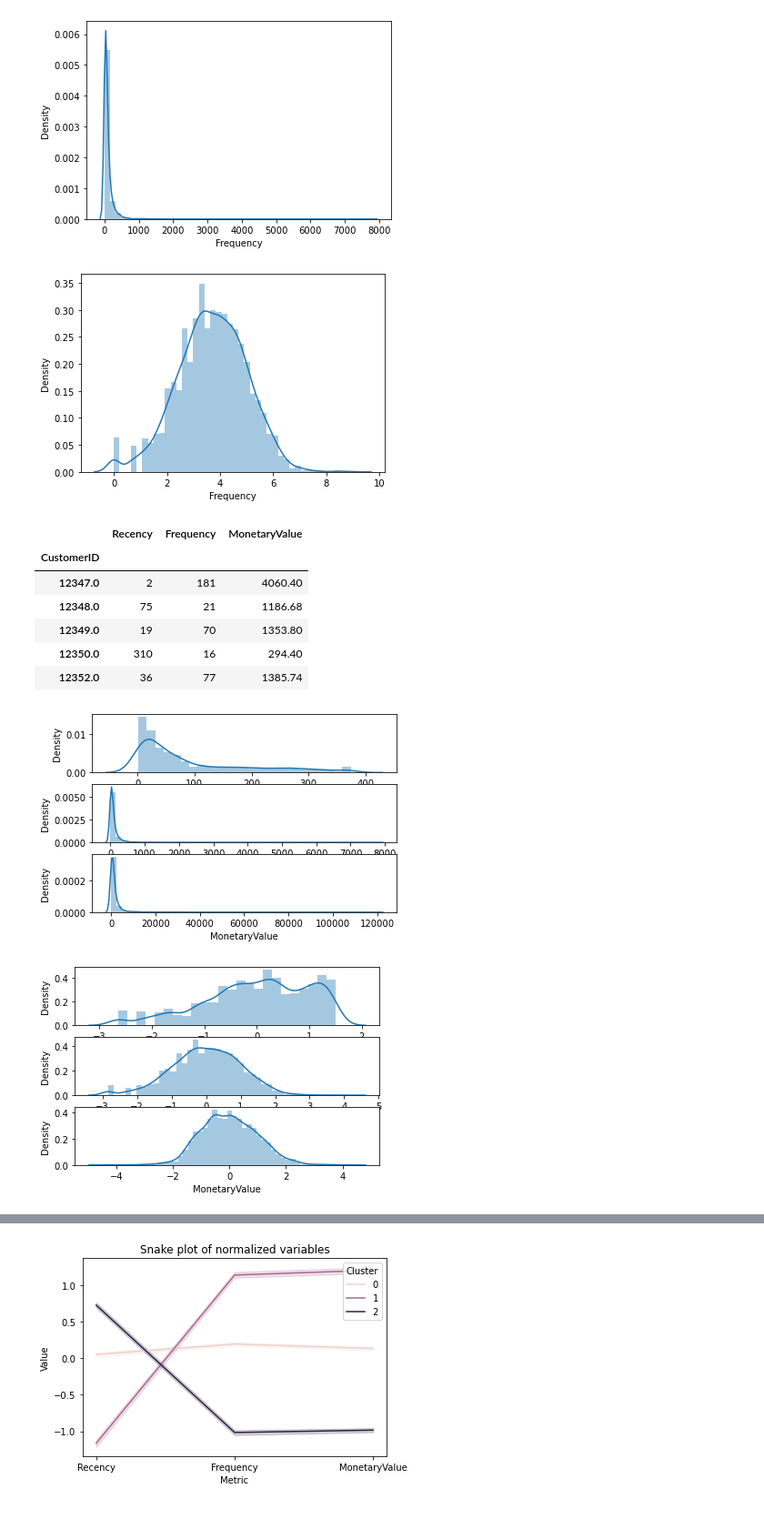
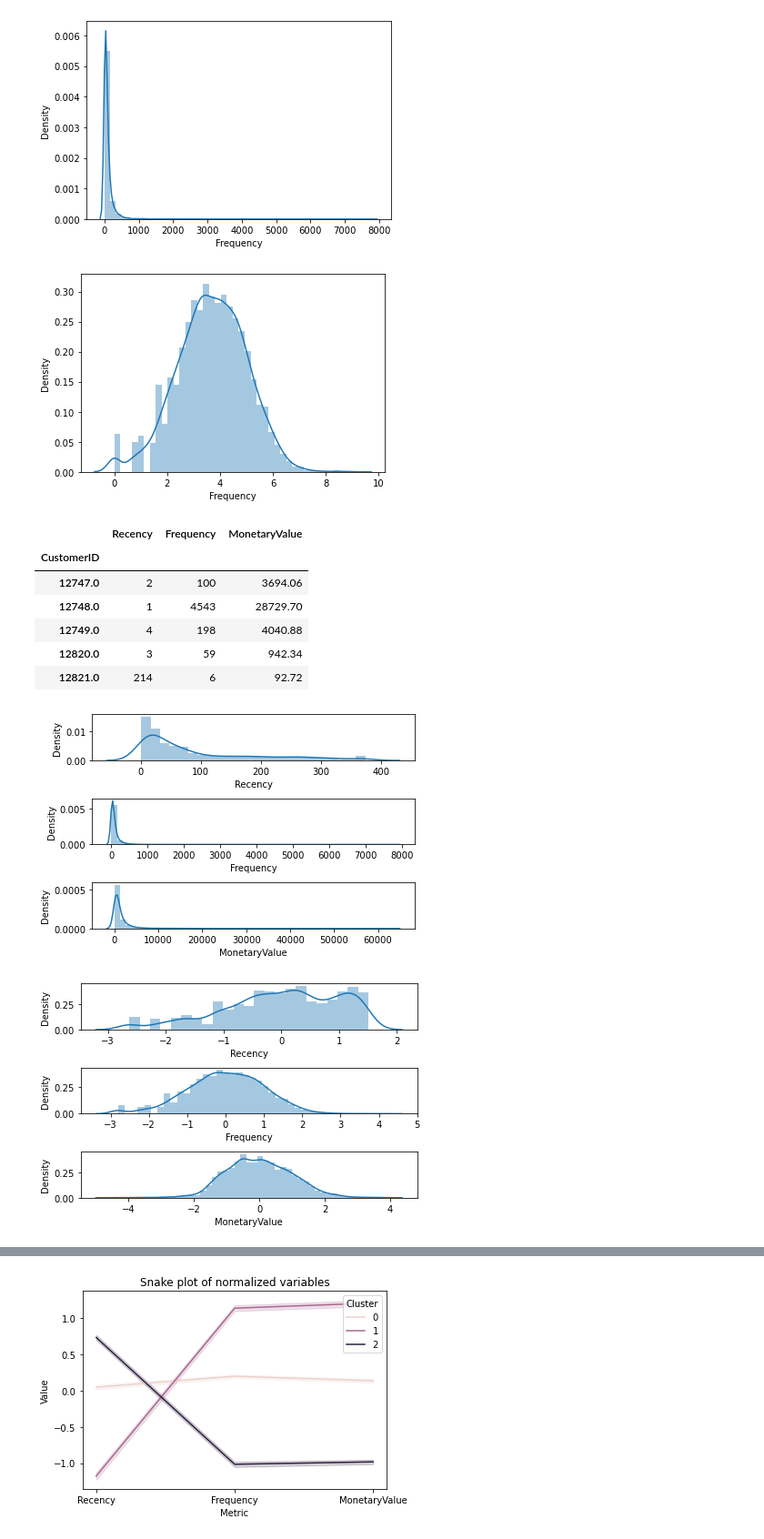
Before and after one commit to Shane-McCallum/E-Commerce-RFM-Classification-Case-Study, a Jupyter notebook: 1. Data and Workbook/Workbook for RFM classification model.ipynb, the cells around one changed output, grey strips where cells are left out. Shown at 91% size. Saved outputs shown, nothing was run; the diff lists cells and outputs as text; code cells hidden in the pictures.

```diff
--- a/1. Data and Workbook/Workbook for RFM classification model.ipynb
+++ b/1. Data and Workbook/Workbook for RFM classification model.ipynb
@@ -279,3 +279,6 @@ plt.xticks(rotation=90)
 [figure]
 # %% [markdown]
 Yep, we won't be able to generate much information for customers outside of the UK. Might drop them, but we can come back to it later.
+# %%
+data = data[data.Country == 'United Kingdom']
+data.head()
@@ -514,13 +524,13 @@ CustomerID
 # %%
 # Create labels for Recency and Frequency
-r_labels = range(3, 0, -1)
-f_labels = range(1, 4)
-r_groups = pd.qcut(RFM_seg['Recency'], q=3, labels=r_labels)
-f_groups = pd.qcut(RFM_seg['Frequency'], q=3, labels=f_labels)
+r_labels = range(4, 0, -1)
+f_labels = range(1, 5)
+r_groups = pd.qcut(RFM_seg['Recency'], q=4, labels=r_labels)
+f_groups = pd.qcut(RFM_seg['Frequency'], q=4, labels=f_labels)
 RFM_seg = RFM_seg.assign(R=r_groups.values, F=f_groups.values)
 
-m_labels = range(1, 4)
-m_groups = pd.qcut(RFM_seg['MonetaryValue'], q=3, labels=m_labels)
+m_labels = range(1, 5)
+m_groups = pd.qcut(RFM_seg['MonetaryValue'], q=4, labels=m_labels)
 RFM_seg = RFM_seg.assign(M=m_groups.values)
 
 # Calculate RFM_Score
@@ -615,55 +625,59 @@ frequency_log= np.log(RFM_seg['Frequency'])
 sns.distplot(frequency_log)
 plt.show()
 # %% [output]
-[figure, old version]
+[figure, new version]
 # %%
 RFM_table = RFM_seg[['Recency','Frequency','MonetaryValue']]
 RFM_table.head()
 # %% [output]
 |  | Recency | Frequency | MonetaryValue |
 | CustomerID |  |  |  |
-| 12347.0 | 2 | 181 | 4060.40 |
-| 12348.0 | 75 | 21 | 1186.68 |
-| 12349.0 | 19 | 70 | 1353.80 |
-| 12350.0 | 310 | 16 | 294.40 |
-| 12352.0 | 36 | 77 | 1385.74 |
+| 12747.0 | 2 | 100 | 3694.06 |
+| 12748.0 | 1 | 4543 | 28729.70 |
+| 12749.0 | 4 | 198 | 4040.88 |
+| 12820.0 | 3 | 59 | 942.34 |
+| 12821.0 | 214 | 6 | 92.72 |
 # %%
 plt.subplot(3, 1, 1); sns.distplot(RFM_table['Recency'])
 plt.subplot(3, 1, 2); sns.distplot(RFM_table['Frequency'])
 plt.subplot(3, 1, 3); sns.distplot(RFM_table['MonetaryValue'])
+plt.tight_layout()
 plt.show()
 # %% [output]
-[figure, old version]
+[figure, new version]
 # %%
 # define function for the values below 0
 def neg_to_zero(x):
     if x <= 0:
         return 1
     else:
         return x
 # apply the function to Recency and MonetaryValue column
 RFM_table['Recency'] = [neg_to_zero(x) for x in RFM_table.Recency]
 RFM_table['MonetaryValue'] = [neg_to_zero(x) for x in RFM_table.MonetaryValue]
 
 # Unskew the data
 RFM_log = np.log(RFM_table)
 
 # Initialize a standard scaler and fit it
 scaler = StandardScaler()
 scaler.fit(RFM_log)
 
 # Scale and center the data
 RFM_normalized = scaler.transform(RFM_log)
 
 # Create a pandas DataFrame
 RFM_normalized = pd.DataFrame(data=RFM_normalized, index=RFM_table.index, columns=RFM_table.columns)
 
-plt.subplot(3, 1, 1); sns.distplot(RFM_normalized['Recency'])
-plt.subplot(3, 1, 2); sns.distplot(RFM_normalized['Frequency'])
+
+
+plt.subplot(3, 1, 1); sns.distplot(RFM_normalized['Recency']);
+plt.subplot(3, 1, 2); sns.distplot(RFM_normalized['Frequency']);
 plt.subplot(3, 1, 3); sns.distplot(RFM_normalized['MonetaryValue'])
+plt.tight_layout();
 plt.show()
 # %% [output]
-[figure, old version]
+[figure, new version]
 # %%
 plt.scatter(RFM_log['Recency'], RFM_log['MonetaryValue'], alpha=0.5)
 # %% [output]
```
Also changed, not shown: parts of 29 cells of this notebook, 2 other files.
